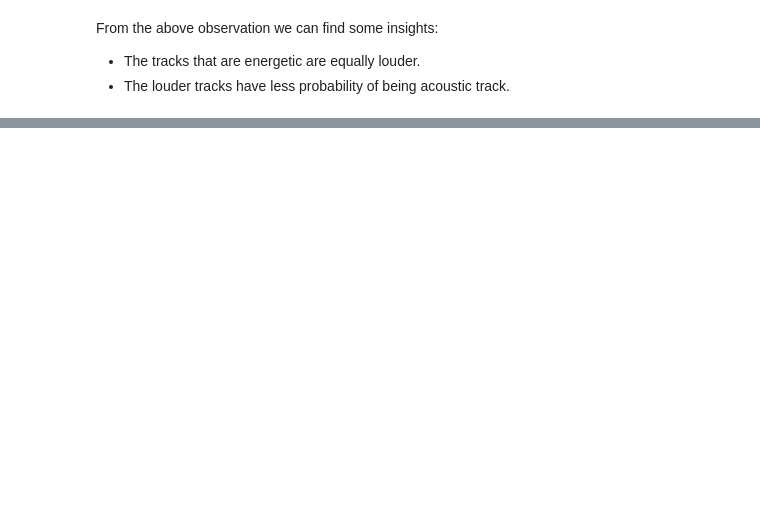
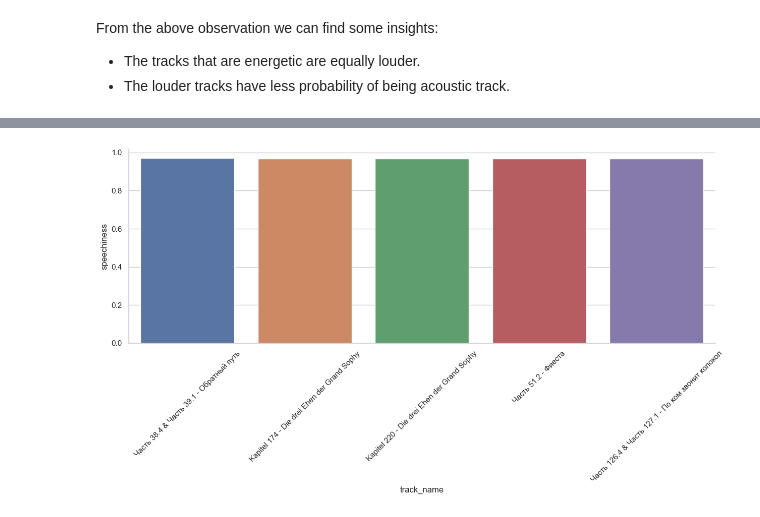
Before and after one commit to keerthivasan721/Spotify-Music-Recommedation-system, a Jupyter notebook: data_preprocess.ipynb, the cells around one changed output, grey strips where cells are left out. Saved outputs shown, nothing was run; the diff lists cells and outputs as text; code cells hidden in the pictures; blank space fills up the shorter version.

```diff
--- a/data_preprocess.ipynb
+++ b/data_preprocess.ipynb
@@ -219,0 +265,8 @@ From the above observation we can find some insights:
+# %%
+high_speech_songs = data[['artist','track_name','speechiness']].sort_values(by='speechiness', ascending=False)[:5]
+plt.figure(figsize= (15,5))
+sns.barplot(x= 'track_name', y='speechiness', data= high_speech_songs)
+plt.xticks(rotation = 45)
+sns.despine()
+# %% [output]
+[figure, added]
```
Also changed, not shown: parts of 26 cells of this notebook, 1 other file.
